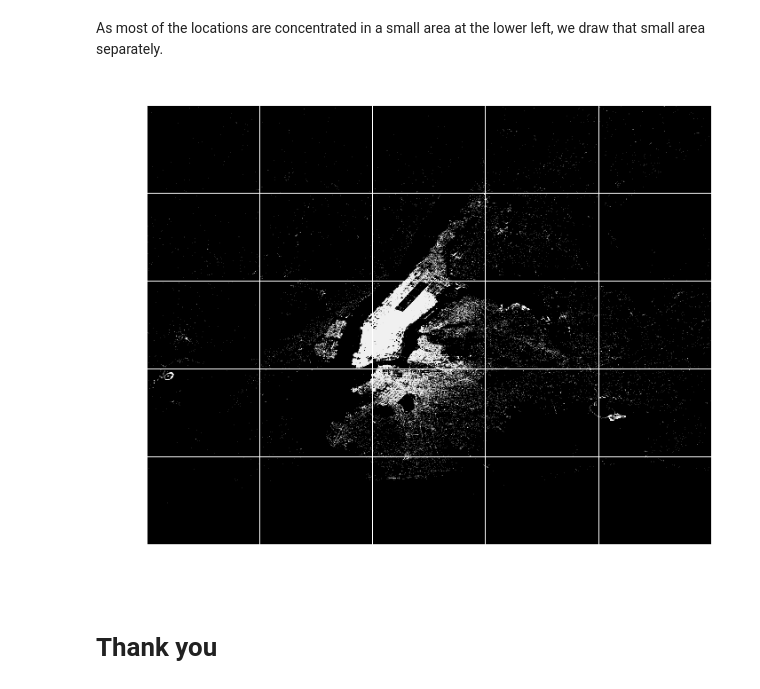
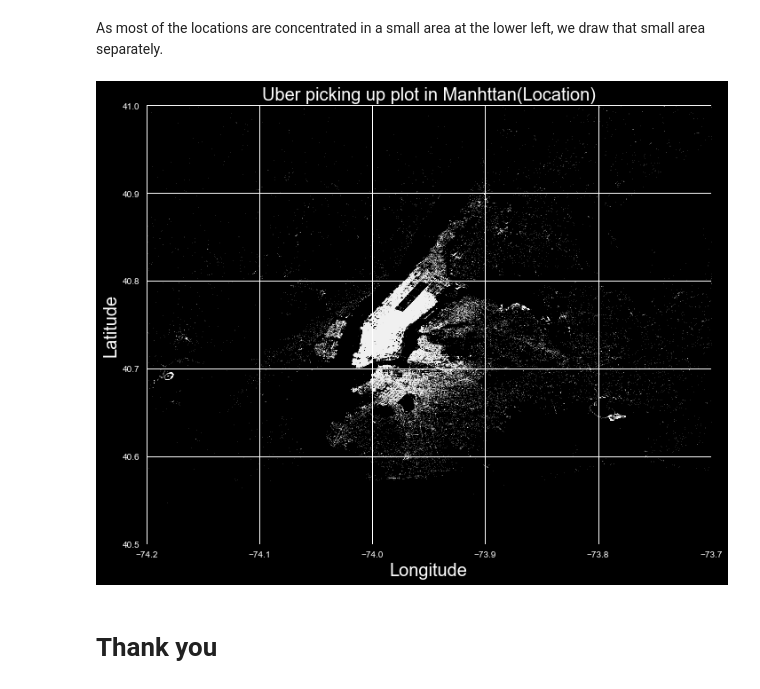
Before and after one commit to a362389462/Data_project, a Jupyter notebook: Data project.ipynb, the cells around one changed output. Saved outputs shown, nothing was run; the diff lists cells and outputs as text; code cells hidden in the pictures.

```diff
--- a/Data project.ipynb
+++ b/Data project.ipynb
@@ -309,16 +309,15 @@ Finally, we use latitude and longitude as the horizontal and vertical coordinate
 # %% [markdown]
 As most of the locations are concentrated in a small area at the lower left, we draw that small area separately.
 # %%
-plt.figure(figsize =(10,8))
-plt.style.use('dark_background')
+plt.figure(figsize = (10,8))
 plt.plot(uber_df['Lon'], uber_df['Lat'],'.',ms =0.7, alpha = 0.7,color ='w')
 plt.xlim(-74.2, -73.7)
 plt.ylim(40.5, 41.0)
 plt.xlabel('Longitude', size = 20)
 plt.ylabel('Latitude', size = 20)
 plt.title('Uber picking up plot in Manhttan(Location)', size = 20)
 plt.tight_layout()
 # %% [output]
-[figure, old version]
+[figure, new version]
 # %% [markdown]
 # Thank you
```
